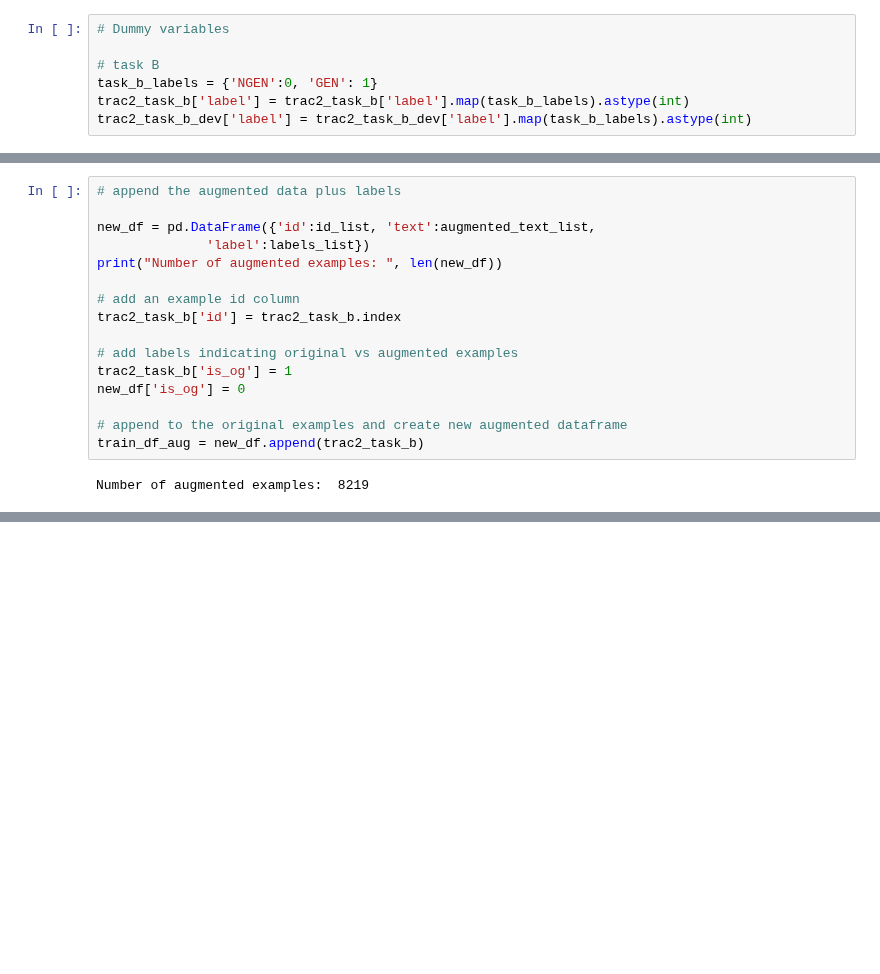
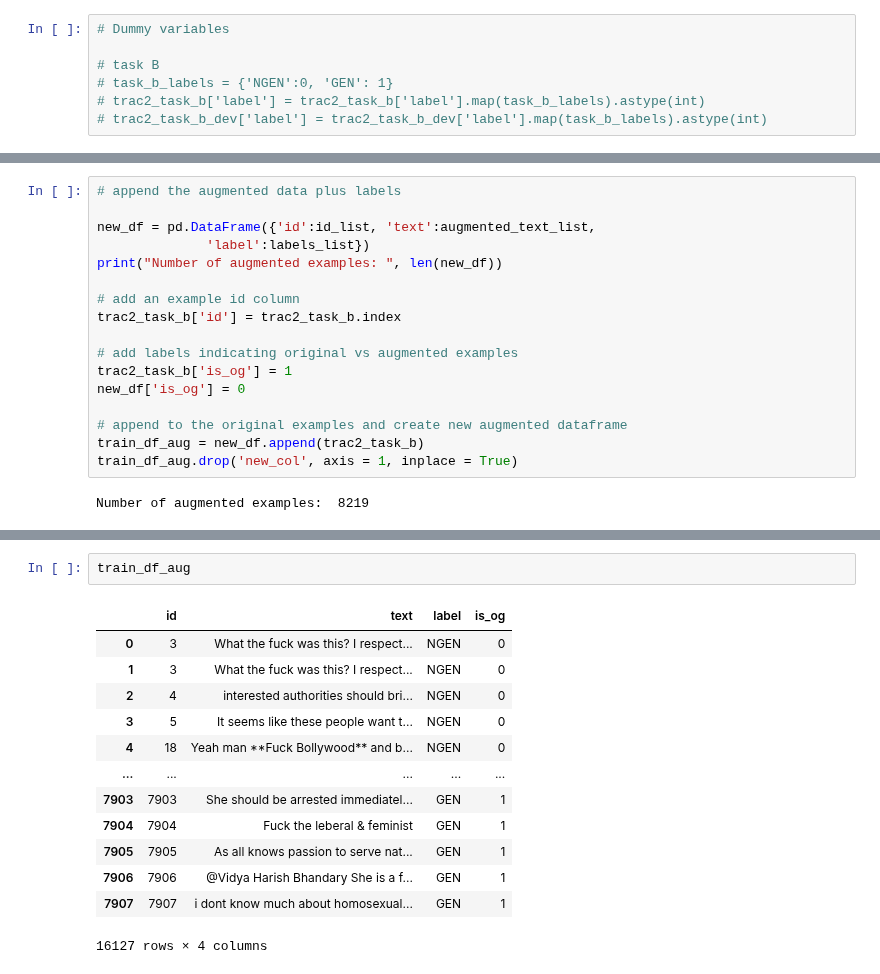
Before and after one commit to ipietri/w266_Final_Project, a Jupyter notebook: notebooks/TRAC-2-notebooks/grayscaling/TRAC_2_Track_B_Grayscaling.ipynb, the cells around one changed output, grey strips where cells are left out. Saved outputs shown, nothing was run; the diff lists cells and outputs as text; blank space fills up the shorter version.

Commit message:
Updated to run with original labels

```diff
--- a/notebooks/TRAC-2-notebooks/grayscaling/TRAC_2_Track_B_Grayscaling.ipynb
+++ b/notebooks/TRAC-2-notebooks/grayscaling/TRAC_2_Track_B_Grayscaling.ipynb
@@ -152,9 +152,9 @@ See the caveats in the documentation: https://pandas.pydata.org/pandas-docs/stab
 # Dummy variables
 
 # task B
-task_b_labels = {'NGEN':0, 'GEN': 1}
-trac2_task_b['label'] = trac2_task_b['label'].map(task_b_labels).astype(int)
-trac2_task_b_dev['label'] = trac2_task_b_dev['label'].map(task_b_labels).astype(int)
+# task_b_labels = {'NGEN':0, 'GEN': 1}
+# trac2_task_b['label'] = trac2_task_b['label'].map(task_b_labels).astype(int)
+# trac2_task_b_dev['label'] = trac2_task_b_dev['label'].map(task_b_labels).astype(int)
 # %% [output]
 A value is trying to be set on a copy of a slice from a DataFrame.
 Try using .loc[row_indexer,col_indexer] = value instead
@@ -281,5 +281,6 @@ new_df['is_og'] = 0
 
 # append to the original examples and create new augmented dataframe
 train_df_aug = new_df.append(trac2_task_b)
+train_df_aug.drop('new_col', axis = 1, inplace = True)
 # %% [output]
 Number of augmented examples:  8219
@@ -548,0 +287,16 @@ Class Scores
+# %%
+train_df_aug
+# %% [output]
+|  | id | text | label | is_og |
+| 0 | 3 | What the fuck was this? I respect... | NGEN | 0 |
+| 1 | 3 | What the fuck was this? I respect... | NGEN | 0 |
+| 2 | 4 | interested authorities should bri... | NGEN | 0 |
+| 3 | 5 | It seems like these people want t... | NGEN | 0 |
+| 4 | 18 | Yeah man **Fuck Bollywood** and b... | NGEN | 0 |
+| ... | ... | ... | ... | ... |
+| 7903 | 7903 | She should be arrested immediatel... | GEN | 1 |
+| 7904 | 7904 | Fuck the leberal & feminist | GEN | 1 |
+| 7905 | 7905 | As all knows passion to serve nat... | GEN | 1 |
+| 7906 | 7906 | @Vidya Harish Bhandary She is a f... | GEN | 1 |
+| 7907 | 7907 | i dont know much about homosexual... | GEN | 1 |
+16127 rows × 4 columns
```
Also changed, not shown: parts of 14 cells of this notebook.
